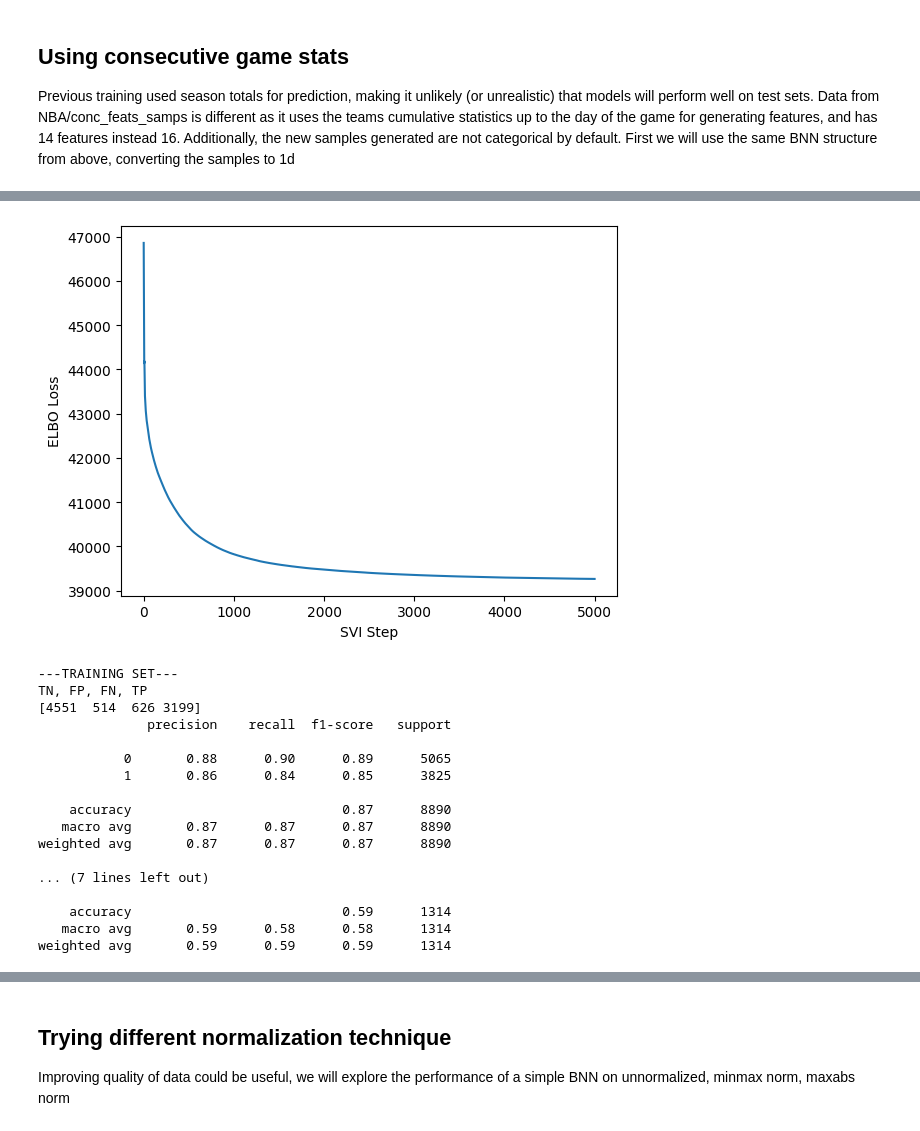
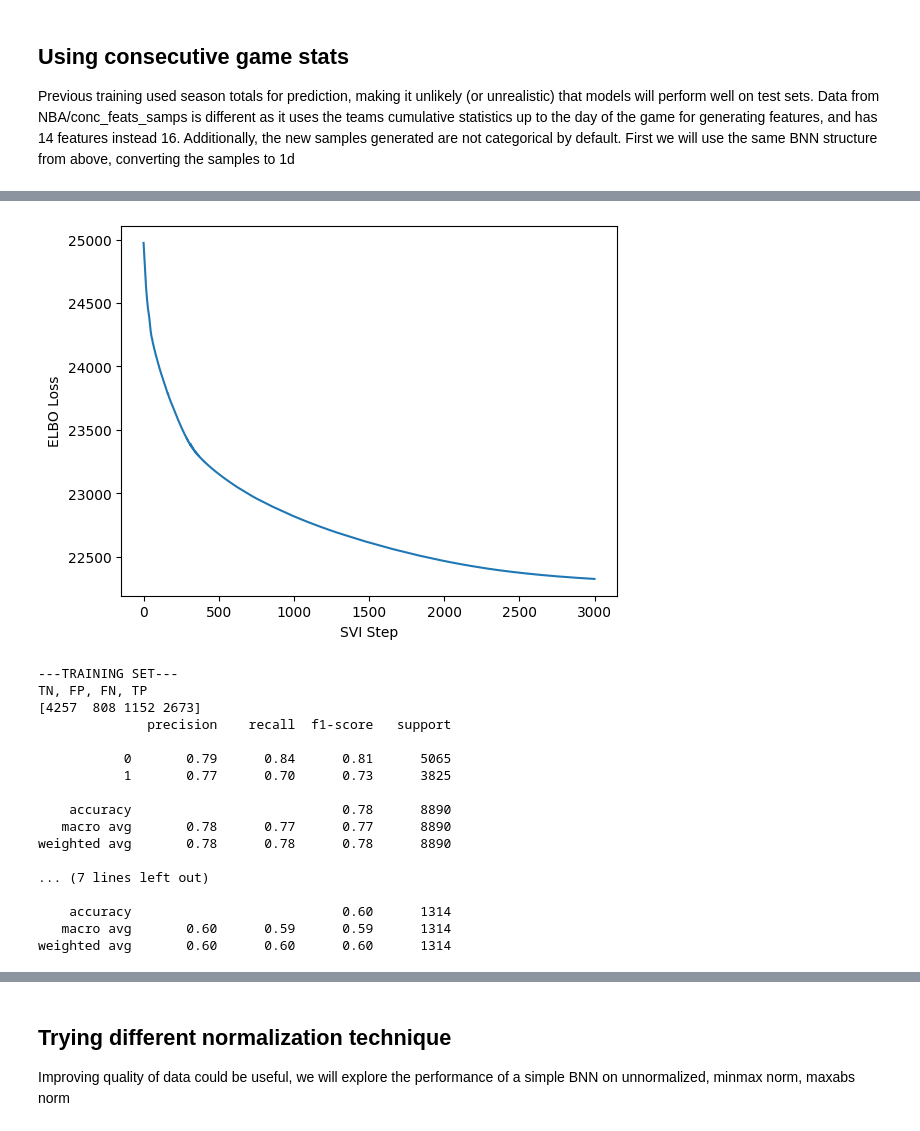
Before and after one commit to Andrei-Treil/betting_bot, a Jupyter notebook: notebooks/bnn_betting.ipynb, the cells around one changed output, grey strips where cells are left out. Drawn from its saved outputs; the diff is of its cells as text; code cells hidden in the pictures.

Commit message:
Experiment w/ standardization

```diff
--- a/notebooks/bnn_betting.ipynb
+++ b/notebooks/bnn_betting.ipynb
@@ -960,6 +1003,20 @@ y_test = torch.Tensor(samp_test)
 
 # y_train_soft = Softmax(dim=1)(torch.FloatTensor(samples))
 # y_test_soft = Softmax(dim=1)(torch.FloatTensor(samp_test))
+# %%
+# features = np.genfromtxt('../NBA/consec/conc_feats_samps/2017-2023_features_maxabs.csv',delimiter=',')
+# features = np.genfromtxt('../NBA/consec/conc_feats_samps/2017-2023_features_minmax.csv',delimiter=',')
+features = np.genfromtxt('../NBA/consec/conc_feats_samps/2017-2023_features_stand.csv',delimiter=',')
+samples = np.genfromtxt('../NBA/consec/conc_feats_samps/2017-2023_samples_stand_cat.csv',delimiter=',')
+feat_test = StandardScaler().fit_transform((np.genfromtxt('../NBA/consec/conc_feats_samps/2023-2024_nba_features_inj.csv',delimiter=',')))
+# feat_test = np.genfromtxt('../NBA/consec/conc_feats_samps/2023-2024_nba_features_inj.csv',delimiter=',')
+samp_test = np.genfromtxt('../NBA/consec/conc_feats_samps/2023-2024_samples_cat.csv',delimiter=',')
+
+x_train = torch.FloatTensor(features)
+x_test = torch.FloatTensor(feat_test)
+
+y_train = torch.Tensor(samples)
+y_test = torch.Tensor(samp_test)
 # %%
 from pyro.infer.autoguide import AutoNormal, AutoDiagonalNormal, AutoContinuous, AutoDelta, AutoMultivariateNormal, AutoLaplaceApproximation, AutoStructured
 from pyro.optim import ClippedAdam
@@ -967,16 +1024,16 @@ from pyro.infer import TraceEnum_ELBO
 from pyro.optim import Adam
 
 pyro.clear_param_store()
-bnn_cat = BNN_Multi_Layer_SVI(in_dim=14,first_hid_dim=56,sec_hid_dim=112,thir_hid_dim=112,four_hid_dim=56,out_dim=2,prior_scale=1.5,bias_scale=10)
+bnn_cat = BNN_Multi_Layer_SVI(in_dim=14,first_hid_dim=56,sec_hid_dim=112,thir_hid_dim=112,four_hid_dim=56,out_dim=2,prior_scale=.75,bias_scale=10)
 guide = AutoDelta(bnn_cat)
 # guide = AutoDiagonalNormal(bnn_cat)
-num_steps = 5000
+num_steps = 3000
 
 init_lr = 0.001
 gamma = 0.01
 lrd = gamma ** (1/num_steps)
 optim = ClippedAdam({'lr': init_lr, 'lrd': lrd, "betas": (0.95, 0.999)})
-# optim = Adam({"lr": 0.01,"betas": (0.95, 0.999)})
+# optim = Adam({"lr": 0.001,"betas": (0.95, 0.999)})
 
 svi = SVI(bnn_cat, guide, optim, TraceEnum_ELBO())
 losses = []
@@ -1007,7 +1064,7 @@ plt.show()
-[figure, old version]
+[figure, new version]
 # %%
 pyro.clear_param_store()
-predictive = Predictive(bnn_cat, guide=guide, num_samples=1000, return_sites=["obs","_RETURN"]) # confidence scales inversely w/ num_samples, low num_samp -> high confidence
+predictive = Predictive(bnn_cat, guide=guide, num_samples=500, return_sites=["obs","_RETURN"]) # confidence scales inversely w/ num_samples, low num_samp -> high confidence
 
 y_train_1d = [0 if j[0] == 0 else 1 for j in y_train] # [0,1] -> home win -> 0 indicates home win, 1 indicates away
 y_test_1d = [0 if j[0] == 0 else 1 for j in y_test]
@@ -1029,20 +1086,20 @@ print(classification_report(y_test_1d,adj_test_preds))
 # %% [output]
 ---TRAINING SET---
 TN, FP, FN, TP
-[4551  514  626 3199]
+[4257  808 1152 2673]
               precision    recall  f1-score   support
 
-           0       0.88      0.90      0.89      5065
-           1       0.86      0.84      0.85      3825
+           0       0.79      0.84      0.81      5065
+           1       0.77      0.70      0.73      3825
 
-    accuracy                           0.87      8890
-   macro avg       0.87      0.87      0.87      8890
-weighted avg       0.87      0.87      0.87      8890
+    accuracy                           0.78      8890
+   macro avg       0.78      0.77      0.77      8890
+weighted avg       0.78      0.78      0.78      8890
 
 ... (7 lines left out)
 
-    accuracy                           0.59      1314
-   macro avg       0.59      0.58      0.58      1314
-weighted avg       0.59      0.59      0.59      1314
+    accuracy                           0.60      1314
+   macro avg       0.60      0.59      0.59      1314
+weighted avg       0.60      0.60      0.60      1314
 # %%
 pyro.clear_param_store()
```
Also changed, not shown: parts of 7 cells of this notebook, 7 other files.
